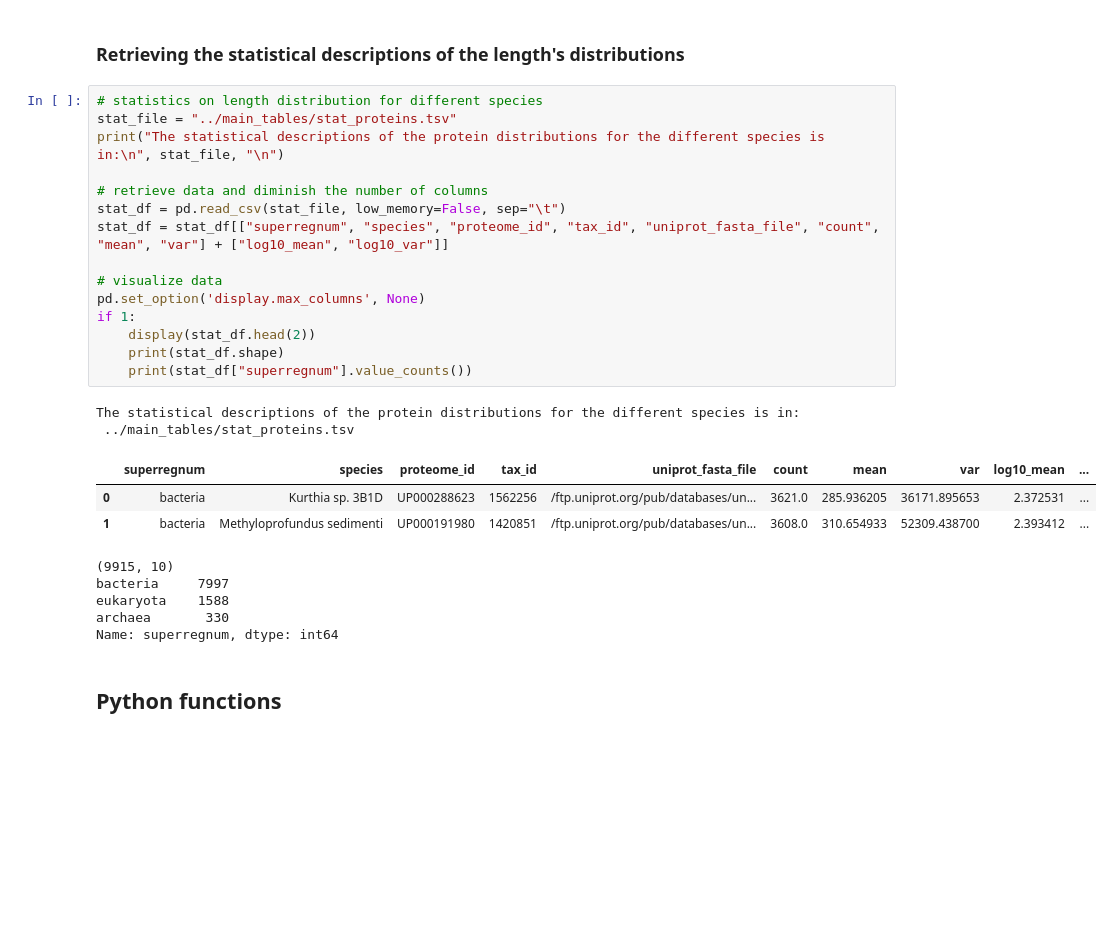
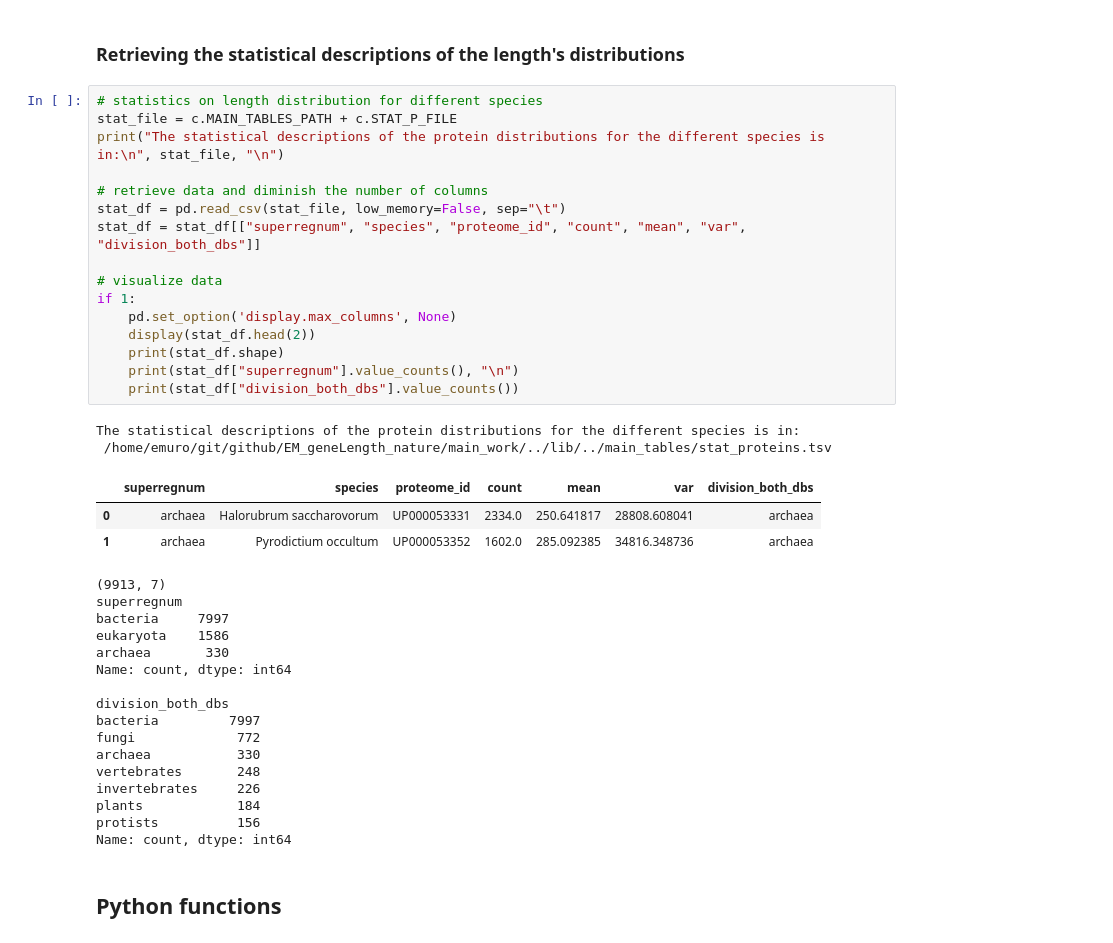
Before and after one commit to emuro/EM_probando, a Jupyter notebook: main_work/proteins_taylorLaw.ipynb, the cells around one changed output. Saved outputs shown, nothing was run; the diff lists cells and outputs as text; blank space fills up the shorter version.

```diff
--- a/main_work/proteins_taylorLaw.ipynb
+++ b/main_work/proteins_taylorLaw.ipynb
@@ -18,30 +21,42 @@ if 1:
 ### Retrieving the statistical descriptions of the length's distributions
 # %%
 # statistics on length distribution for different species
-stat_file = "../main_tables/stat_proteins.tsv"
+stat_file = c.MAIN_TABLES_PATH + c.STAT_P_FILE
 print("The statistical descriptions of the protein distributions for the different species is in:\n", stat_file, "\n")
 
 # retrieve data and diminish the number of columns
 stat_df = pd.read_csv(stat_file, low_memory=False, sep="\t")
-stat_df = stat_df[["superregnum", "species", "proteome_id", "tax_id", "uniprot_fasta_file", "count", "mean", "var"] + ["log10_mean", "log10_var"]]
+stat_df = stat_df[["superregnum", "species", "proteome_id", "count", "mean", "var", "division_both_dbs"]]
 
 # visualize data
-pd.set_option('display.max_columns', None)
 if 1:
+    pd.set_option('display.max_columns', None)
     display(stat_df.head(2))
     print(stat_df.shape)
-    print(stat_df["superregnum"].value_counts())
+    print(stat_df["superregnum"].value_counts(), "\n")
+    print(stat_df["division_both_dbs"].value_counts())
 # %% [output]
 The statistical descriptions of the protein distributions for the different species is in:
- ../main_tables/stat_proteins.tsv
+ /home/emuro/git/github/EM_geneLength_nature/main_work/../lib/../main_tables/stat_proteins.tsv
-|  | superregnum | species | proteome_id | tax_id | uniprot_fasta_file | count | mean | var | log10_mean | ... |
-| 0 | bacteria | Kurthia sp. 3B1D | UP000288623 | 1562256 | /ftp.uniprot.org/pub/databases/un... | 3621.0 | 285.936205 | 36171.895653 | 2.372531 | ... |
-| 1 | bacteria | Methyloprofundus sedimenti | UP000191980 | 1420851 | /ftp.uniprot.org/pub/databases/un... | 3608.0 | 310.654933 | 52309.438700 | 2.393412 | ... |
+|  | superregnum | species | proteome_id | count | mean | var | division_both_dbs |
+| 0 | archaea | Halorubrum saccharovorum | UP000053331 | 2334.0 | 250.641817 | 28808.608041 | archaea |
+| 1 | archaea | Pyrodictium occultum | UP000053352 | 1602.0 | 285.092385 | 34816.348736 | archaea |
-(9915, 10)
+(9913, 7)
+superregnum
 bacteria     7997
-eukaryota    1588
+eukaryota    1586
 archaea       330
-Name: superregnum, dtype: int64
+Name: count, dtype: int64
+
+division_both_dbs
+bacteria         7997
+fungi             772
+archaea           330
+vertebrates       248
+invertebrates     226
+plants            184
+protists          156
+Name: count, dtype: int64
 # %% [markdown]
 ## Python functions
 # %%
```
Also changed, not shown: parts of 6 cells of this notebook, 12 other files.
